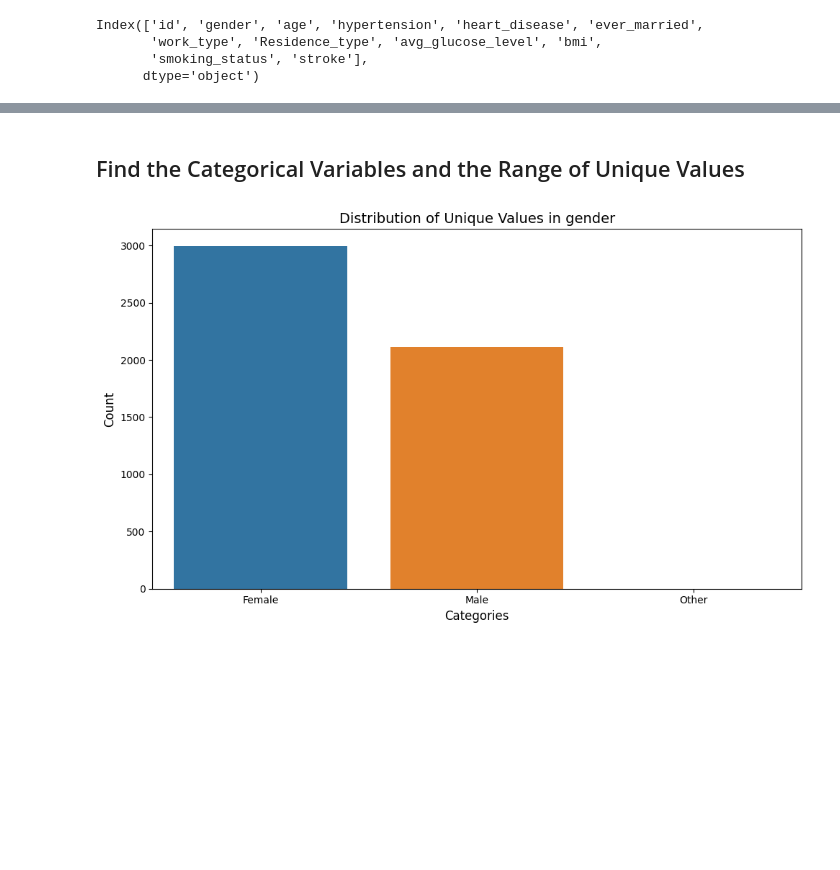
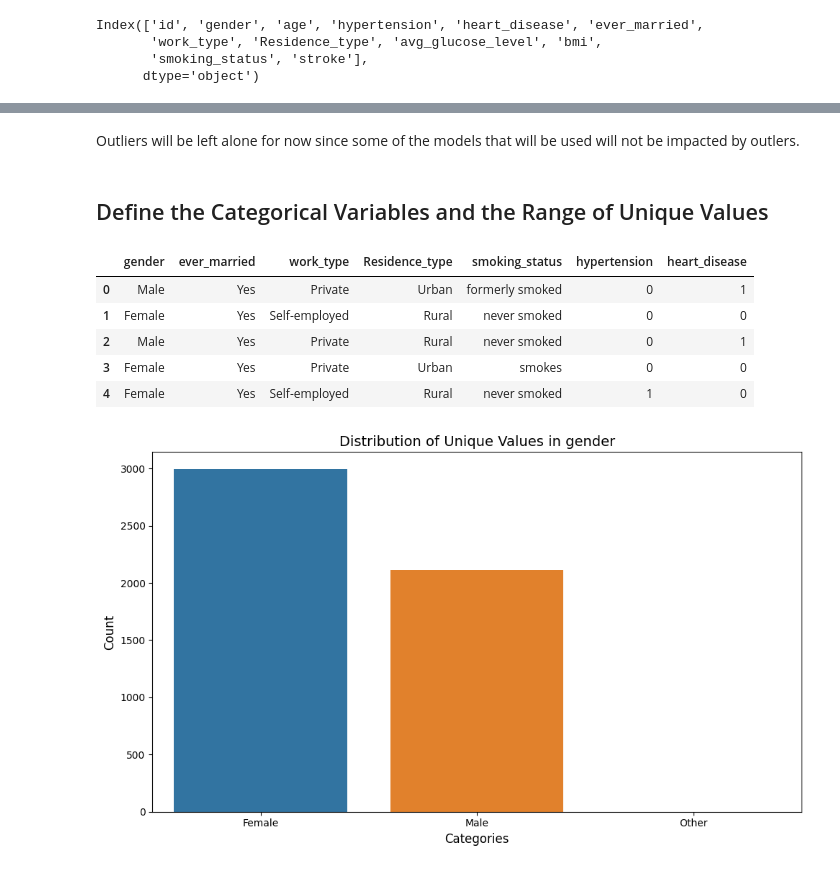
Before and after one commit to johnpospisil/stroke-prediction, a Jupyter notebook: stroke-prediction.ipynb, the cells around one changed output, grey strips where cells are left out. Saved outputs shown, nothing was run; the diff lists cells and outputs as text; code cells hidden in the pictures; blank space fills up the shorter version.

```diff
--- a/stroke-prediction.ipynb
+++ b/stroke-prediction.ipynb
@@ -129,8 +154,19 @@ Index(['id', 'gender', 'age', 'hypertension', 'heart_disease', 'ever_married',
+# %% [markdown]
+Outliers will be left alone for now since some of the models that will be used will not be impacted by outlers.
 # %% [markdown]
-## Find the Categorical Variables and the Range of Unique Values
+## Define the Categorical Variables and the Range of Unique Values
 # %%
 categorical_columns = df[['gender','ever_married', 'work_type', 'Residence_type',
        'smoking_status', 'hypertension', 'heart_disease']]
+# %%
+categorical_columns.head()
+# %% [output]
+|  | gender | ever_married | work_type | Residence_type | smoking_status | hypertension | heart_disease |
+| 0 | Male | Yes | Private | Urban | formerly smoked | 0 | 1 |
+| 1 | Female | Yes | Self-employed | Rural | never smoked | 0 | 0 |
+| 2 | Male | Yes | Private | Rural | never smoked | 0 | 1 |
+| 3 | Female | Yes | Private | Urban | smokes | 0 | 0 |
+| 4 | Female | Yes | Self-employed | Rural | never smoked | 1 | 0 |
 # %%
 import matplotlib.pyplot as plt
 import seaborn as sns
```
Also changed, not shown: parts of 9 cells of this notebook.
